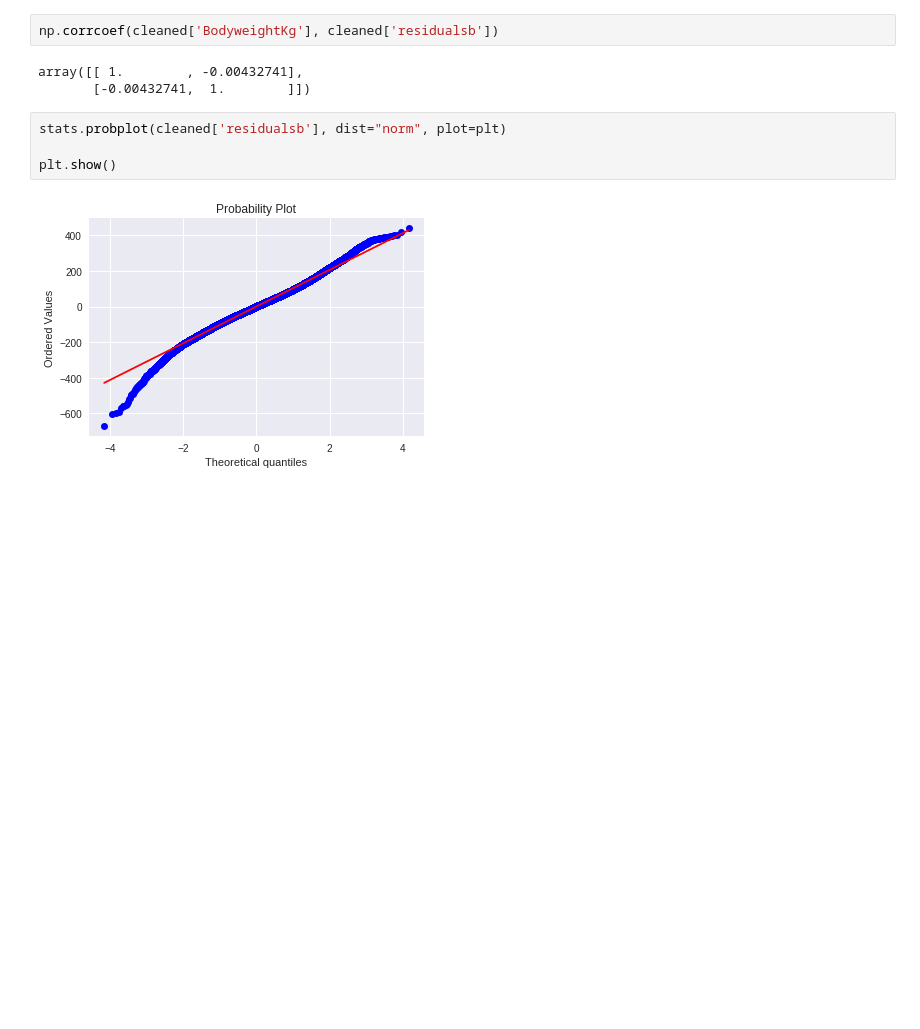
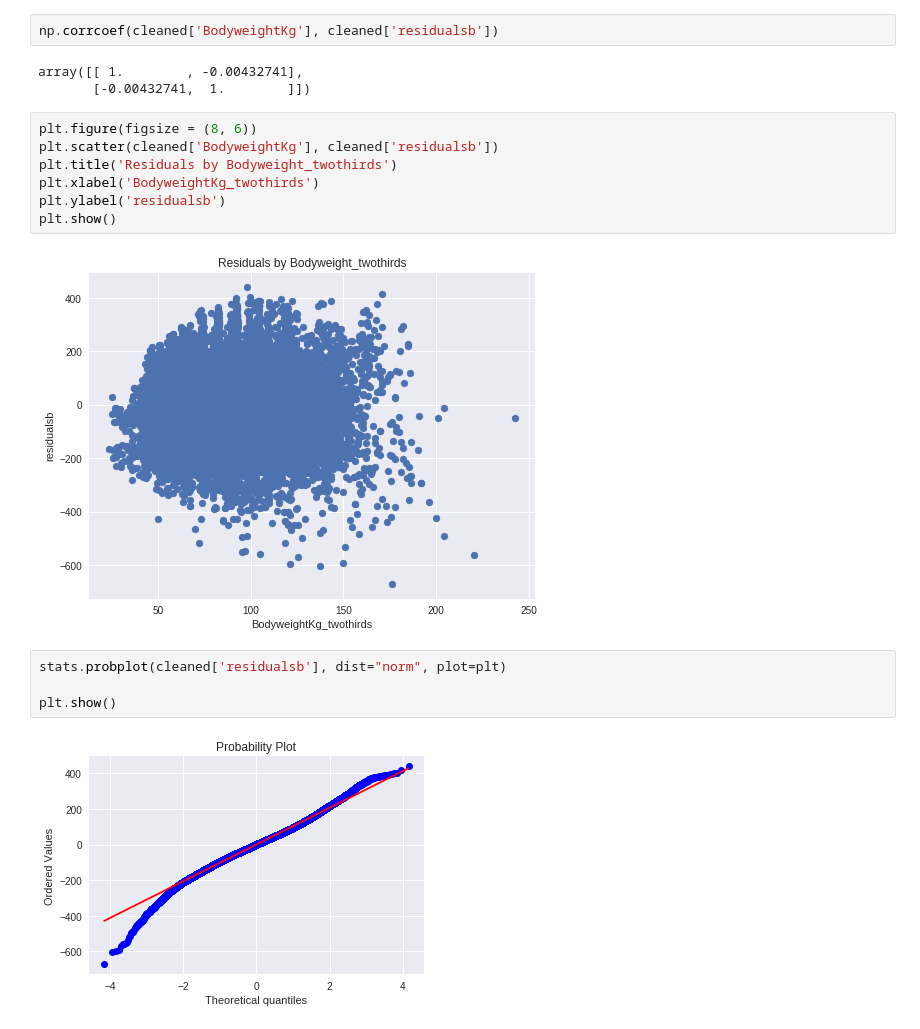
Before and after one commit to sophia-zohar/powerlifting_capstone, a Jupyter notebook: Part 3-Modeling.ipynb, the cells around one changed output. Drawn from its saved outputs; the diff is of its cells as text; blank space fills up the shorter version.

```diff
--- a/Part 3-Modeling.ipynb
+++ b/Part 3-Modeling.ipynb
@@ -143,6 +143,15 @@ np.corrcoef(cleaned['BodyweightKg'], cleaned['residualsb'])
 # %% [output]
 array([[ 1.        , -0.00432741],
        [-0.00432741,  1.        ]])
+# %%
+plt.figure(figsize = (8, 6))
+plt.scatter(cleaned['BodyweightKg'], cleaned['residualsb'])
+plt.title('Residuals by Bodyweight_twothirds')
+plt.xlabel('BodyweightKg_twothirds')
+plt.ylabel('residualsb')
+plt.show()
+# %% [output]
+[figure, added]
 # %%
 stats.probplot(cleaned['residualsb'], dist="norm", plot=plt)
 
```
